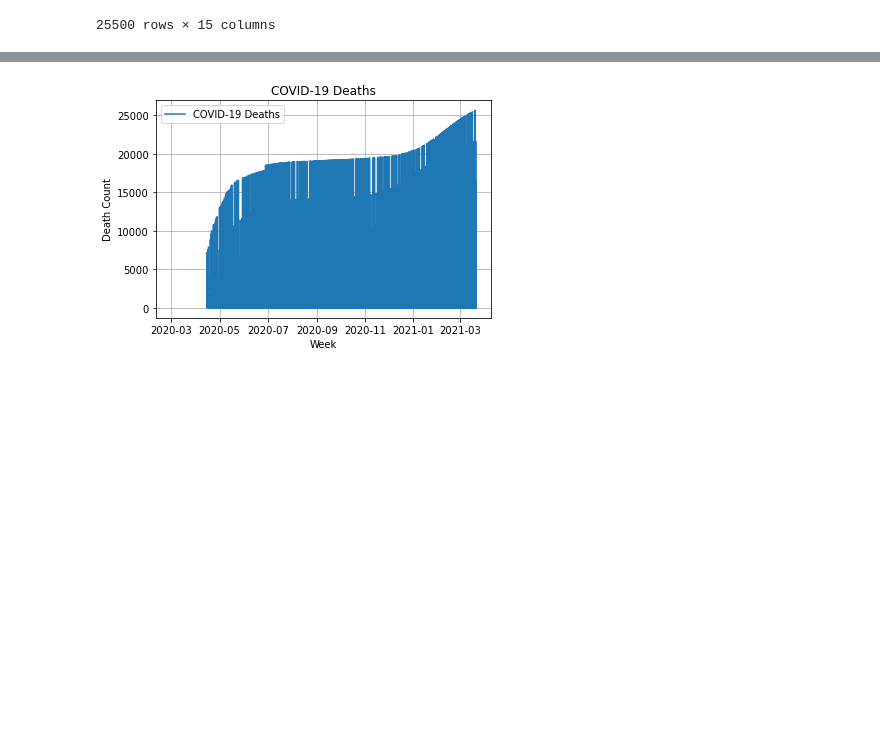
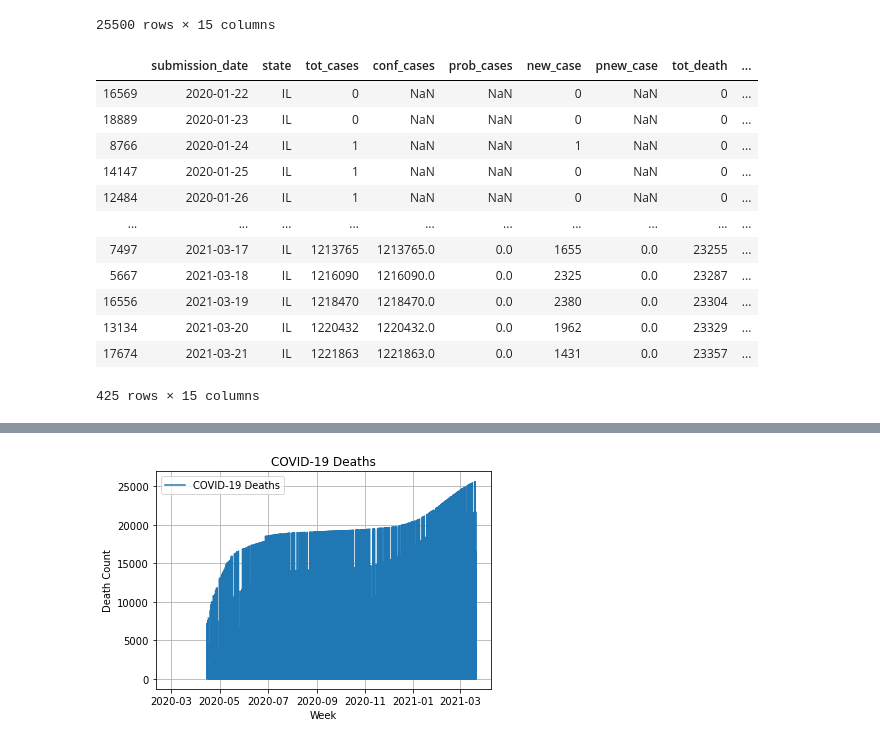
Before and after one commit to erickzli/IS597-COVID-Project, a Jupyter notebook: Kerstin's Folder/Clean Data- US Cases and Deaths by State Over Time.ipynb, the cells around one changed output, grey strips where cells are left out. Saved outputs shown, nothing was run; the diff lists cells and outputs as text; code cells hidden in the pictures; blank space fills up the shorter version.

```diff
--- a/Kerstin's Folder/Clean Data- US Cases and Deaths by State Over Time.ipynb
+++ b/Kerstin's Folder/Clean Data- US Cases and Deaths by State Over Time.ipynb
@@ -211,3 +234,20 @@ df_sorted
 | 17674 | 2021-03-21 | IL | 1221863 | 1221863.0 | 0.0 | 1431 | 0.0 | 23357 | ... |
 | 14095 | 2021-03-21 | GU | 7780 | NaN | NaN | 0 | 0.0 | 134 | ... |
 25500 rows × 15 columns
+# %%
+df_IL = df_sorted[df_sorted['state'] == 'IL']
+df_IL
+# %% [output]
+|  | submission_date | state | tot_cases | conf_cases | prob_cases | new_case | pnew_case | tot_death | ... |
+| 16569 | 2020-01-22 | IL | 0 | NaN | NaN | 0 | NaN | 0 | ... |
+| 18889 | 2020-01-23 | IL | 0 | NaN | NaN | 0 | NaN | 0 | ... |
+| 8766 | 2020-01-24 | IL | 1 | NaN | NaN | 1 | NaN | 0 | ... |
+| 14147 | 2020-01-25 | IL | 1 | NaN | NaN | 0 | NaN | 0 | ... |
+| 12484 | 2020-01-26 | IL | 1 | NaN | NaN | 0 | NaN | 0 | ... |
+| ... | ... | ... | ... | ... | ... | ... | ... | ... | ... |
+| 7497 | 2021-03-17 | IL | 1213765 | 1213765.0 | 0.0 | 1655 | 0.0 | 23255 | ... |
+| 5667 | 2021-03-18 | IL | 1216090 | 1216090.0 | 0.0 | 2325 | 0.0 | 23287 | ... |
+| 16556 | 2021-03-19 | IL | 1218470 | 1218470.0 | 0.0 | 2380 | 0.0 | 23304 | ... |
+| 13134 | 2021-03-20 | IL | 1220432 | 1220432.0 | 0.0 | 1962 | 0.0 | 23329 | ... |
+| 17674 | 2021-03-21 | IL | 1221863 | 1221863.0 | 0.0 | 1431 | 0.0 | 23357 | ... |
+425 rows × 15 columns
```
Also changed, not shown: parts of 6 cells of this notebook.
